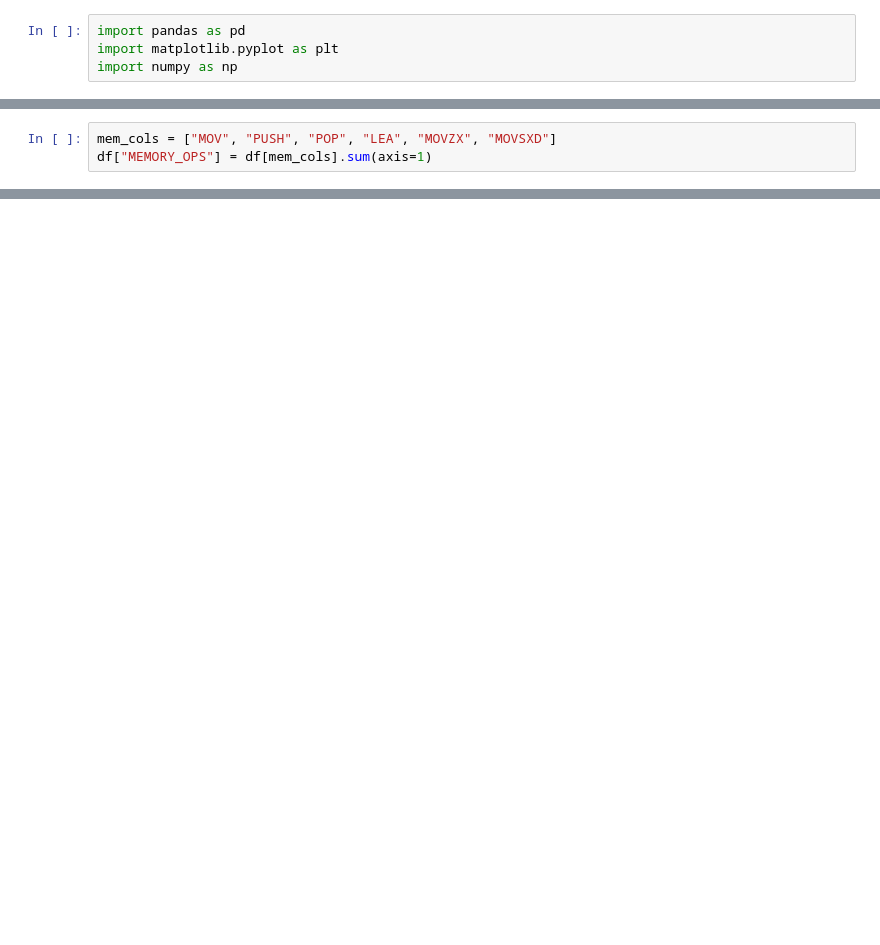
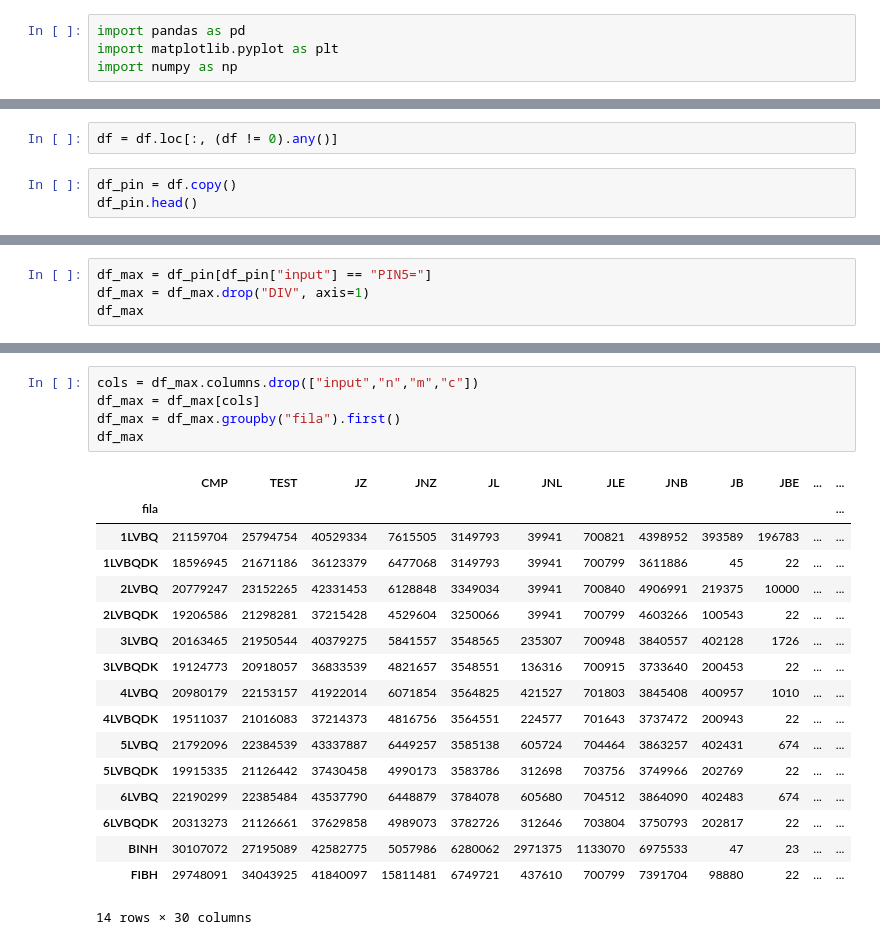
Before and after one commit to anacarlaaf/IC-2025-26-pqs-dijsktra-spp, a Jupyter notebook: utils/analise_pin.ipynb, the cells around one changed output, grey strips where cells are left out. Cells and saved outputs as stored; diff of their text form; blank space fills up the shorter version.

```diff
--- a/utils/analise_pin.ipynb
+++ b/utils/analise_pin.ipynb
@@ -49,3 +21,0 @@ df["BRANCHES"] = df[branch_cols].sum(axis=1)
-# %%
-mem_cols = ["MOV", "PUSH", "POP", "LEA", "MOVZX", "MOVSXD"]
-df["MEMORY_OPS"] = df[mem_cols].sum(axis=1)
@@ -72,0 +22,5 @@ plt.show()
+# %%
+df = df.loc[:, (df != 0).any()]
+# %%
+df_pin = df.copy()
+df_pin.head()
@@ -72,0 +35,4 @@ plt.show()
+# %%
+df_max = df_pin[df_pin["input"] == "PIN5="]
+df_max = df_max.drop("DIV", axis=1)
+df_max
@@ -72,0 +56,23 @@ plt.show()
+# %%
+cols = df_max.columns.drop(["input","n","m","c"])
+df_max = df_max[cols]
+df_max = df_max.groupby("fila").first()
+df_max
+# %% [output]
+|  | CMP | TEST | JZ | JNZ | JL | JNL | JLE | JNB | JB | JBE | ... | ... |
+| fila |  |  |  |  |  |  |  |  |  |  |  | ... |
+| 1LVBQ | 21159704 | 25794754 | 40529334 | 7615505 | 3149793 | 39941 | 700821 | 4398952 | 393589 | 196783 | ... | ... |
+| 1LVBQDK | 18596945 | 21671186 | 36123379 | 6477068 | 3149793 | 39941 | 700799 | 3611886 | 45 | 22 | ... | ... |
+| 2LVBQ | 20779247 | 23152265 | 42331453 | 6128848 | 3349034 | 39941 | 700840 | 4906991 | 219375 | 10000 | ... | ... |
+| 2LVBQDK | 19206586 | 21298281 | 37215428 | 4529604 | 3250066 | 39941 | 700799 | 4603266 | 100543 | 22 | ... | ... |
+| 3LVBQ | 20163465 | 21950544 | 40379275 | 5841557 | 3548565 | 235307 | 700948 | 3840557 | 402128 | 1726 | ... | ... |
+| 3LVBQDK | 19124773 | 20918057 | 36833539 | 4821657 | 3548551 | 136316 | 700915 | 3733640 | 200453 | 22 | ... | ... |
+| 4LVBQ | 20980179 | 22153157 | 41922014 | 6071854 | 3564825 | 421527 | 701803 | 3845408 | 400957 | 1010 | ... | ... |
+| 4LVBQDK | 19511037 | 21016083 | 37214373 | 4816756 | 3564551 | 224577 | 701643 | 3737472 | 200943 | 22 | ... | ... |
+| 5LVBQ | 21792096 | 22384539 | 43337887 | 6449257 | 3585138 | 605724 | 704464 | 3863257 | 402431 | 674 | ... | ... |
+| 5LVBQDK | 19915335 | 21126442 | 37430458 | 4990173 | 3583786 | 312698 | 703756 | 3749966 | 202769 | 22 | ... | ... |
+| 6LVBQ | 22190299 | 22385484 | 43537790 | 6448879 | 3784078 | 605680 | 704512 | 3864090 | 402483 | 674 | ... | ... |
+| 6LVBQDK | 20313273 | 21126661 | 37629858 | 4989073 | 3782726 | 312646 | 703804 | 3750793 | 202817 | 22 | ... | ... |
+| BINH | 30107072 | 27195089 | 42582775 | 5057986 | 6280062 | 2971375 | 1133070 | 6975533 | 47 | 23 | ... | ... |
+| FIBH | 29748091 | 34043925 | 41840097 | 15811481 | 6749721 | 437610 | 700799 | 7391704 | 98880 | 22 | ... | ... |
+14 rows × 30 columns
```
Also changed, not shown: parts of 13 cells of this notebook.
